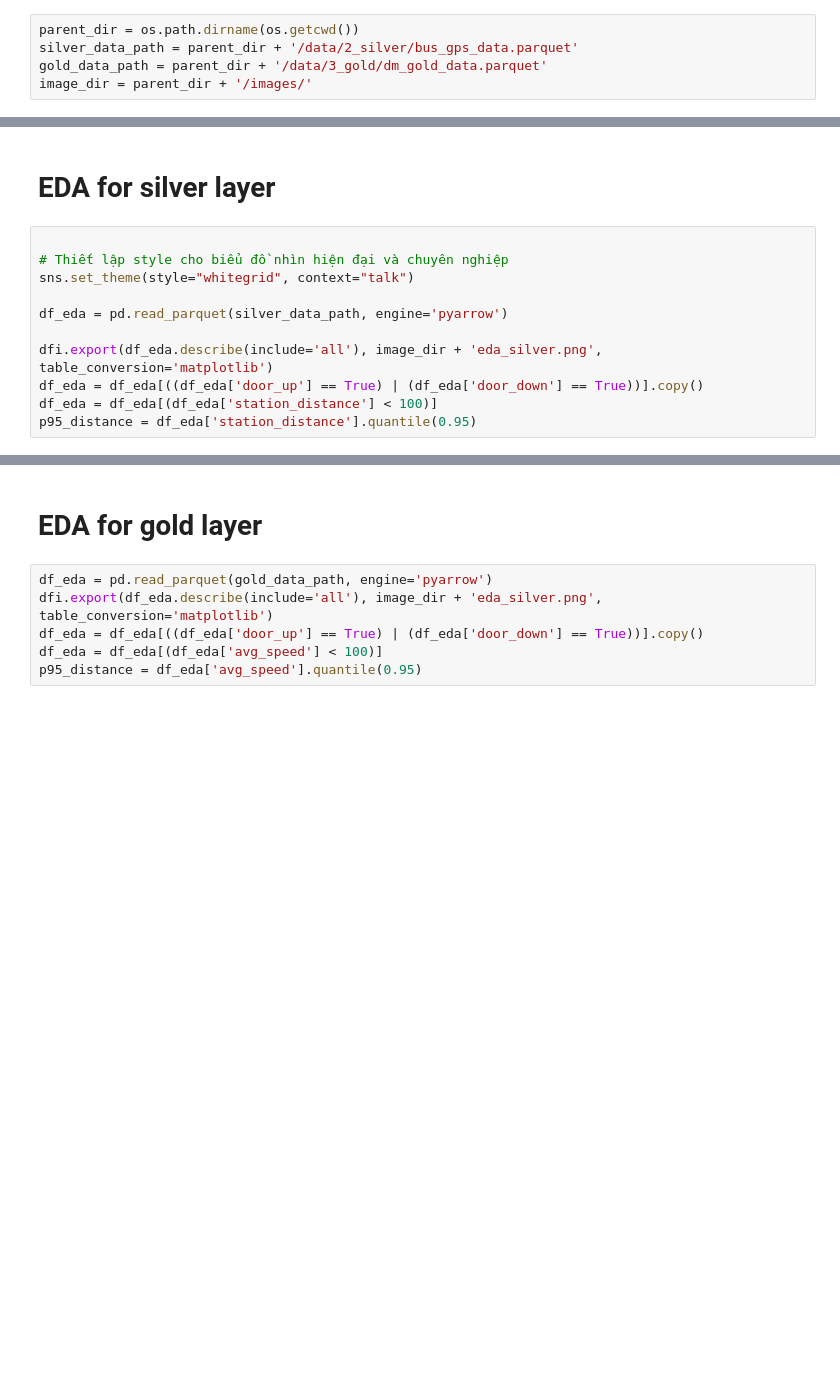
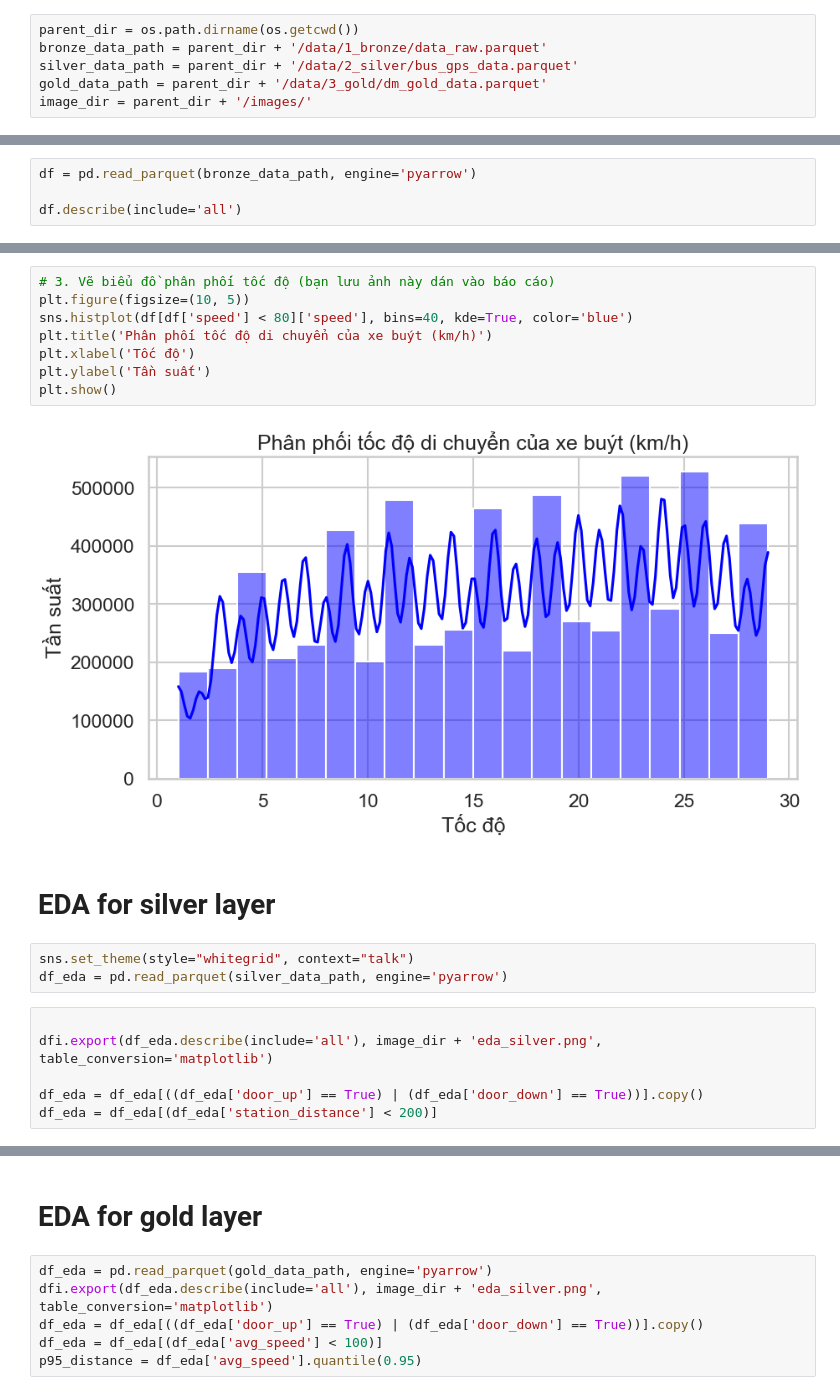
Before and after one commit to ZanissNguyen/Bus-Status-Analysis-Prediction, a Jupyter notebook: notebook/EDA.ipynb, the cells around one changed output, grey strips where cells are left out. Saved outputs shown, nothing was run; the diff lists cells and outputs as text; blank space fills up the shorter version.

```diff
--- a/notebook/EDA.ipynb
+++ b/notebook/EDA.ipynb
@@ -10,5 +11,6 @@ from folium.plugins import HeatMap
 # %%
 parent_dir = os.path.dirname(os.getcwd())
+bronze_data_path = parent_dir + '/data/1_bronze/data_raw.parquet'
 silver_data_path = parent_dir + '/data/2_silver/bus_gps_data.parquet'
 gold_data_path = parent_dir + '/data/3_gold/dm_gold_data.parquet'
 image_dir = parent_dir + '/images/'
@@ -14,0 +19,4 @@ image_dir = parent_dir + '/images/'
+# %%
+df = pd.read_parquet(bronze_data_path, engine='pyarrow')
+
+df.describe(include='all')
@@ -15,16 +64,24 @@ image_dir = parent_dir + '/images/'
+# %%
+# 3. Vẽ biểu đồ phân phối tốc độ (bạn lưu ảnh này dán vào báo cáo)
+plt.figure(figsize=(10, 5))
+sns.histplot(df[df['speed'] < 80]['speed'], bins=40, kde=True, color='blue')
+plt.title('Phân phối tốc độ di chuyển của xe buýt (km/h)')
+plt.xlabel('Tốc độ')
+plt.ylabel('Tần suất')
+plt.show()
+# %% [output]
+[figure, added]
 # %% [markdown]
 # EDA for silver layer
+# %%
+sns.set_theme(style="whitegrid", context="talk")
+df_eda = pd.read_parquet(silver_data_path, engine='pyarrow')
 # %%
 
-# Thiết lập style cho biểu đồ nhìn hiện đại và chuyên nghiệp
-sns.set_theme(style="whitegrid", context="talk")
+dfi.export(df_eda.describe(include='all'), image_dir + 'eda_silver.png', table_conversion='matplotlib')
 
-df_eda = pd.read_parquet(silver_data_path, engine='pyarrow')
-
-dfi.export(df_eda.describe(include='all'), image_dir + 'eda_silver.png', table_conversion='matplotlib')
 df_eda = df_eda[((df_eda['door_up'] == True) | (df_eda['door_down'] == True))].copy()
-df_eda = df_eda[(df_eda['station_distance'] < 100)]
-p95_distance = df_eda['station_distance'].quantile(0.95)
+df_eda = df_eda[(df_eda['station_distance'] < 200)]
 # %%
 fig1, ax1 = plt.subplots(figsize=(12, 7))
 
```
Also changed, not shown: parts of 9 cells of this notebook, 32 other files.
